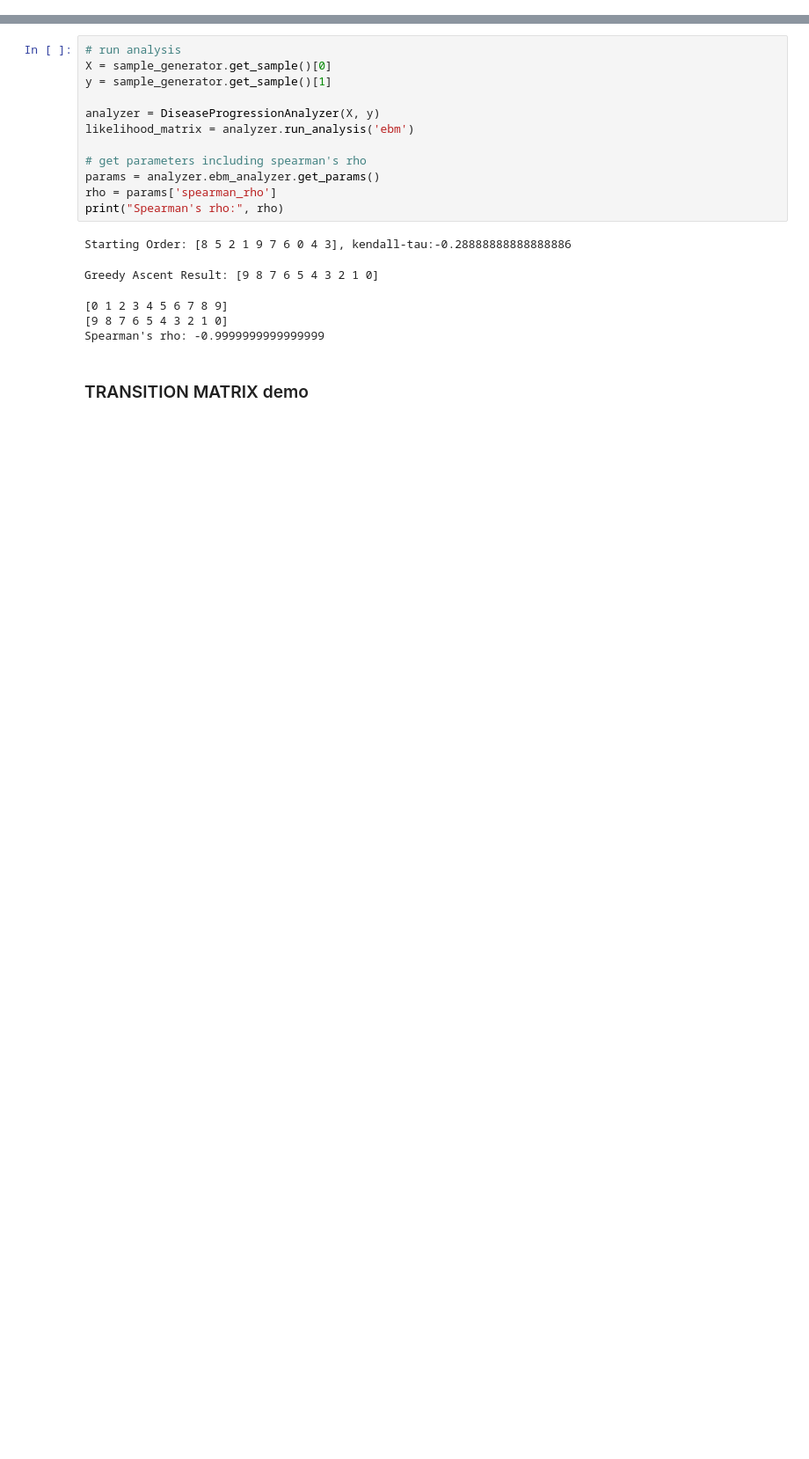
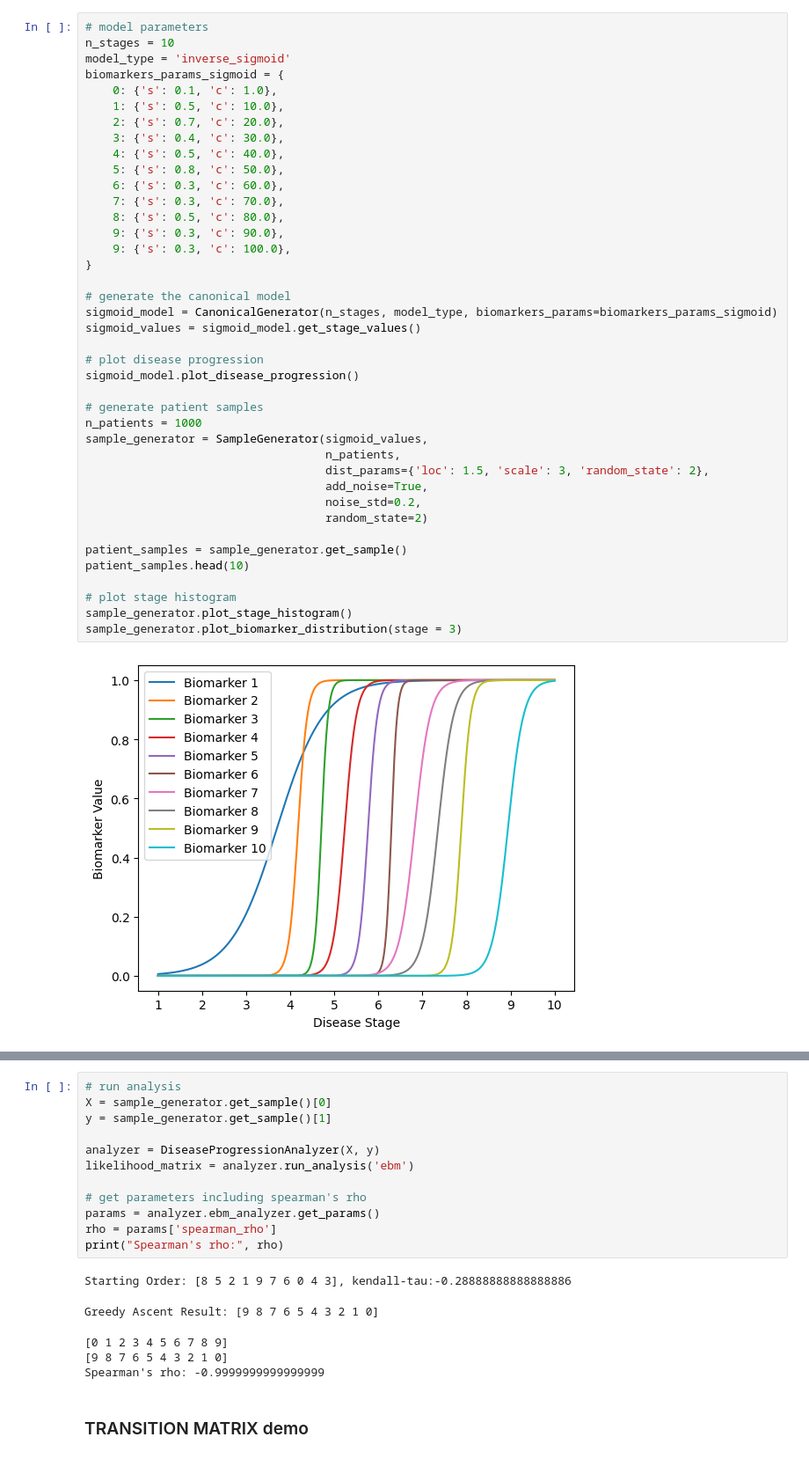
Before and after one commit to LAMCIG/Progression_models_simulations, a Jupyter notebook: notebooks/8-progression_model_simulator.ipynb, the cells around one changed output, grey strips where cells are left out. Shown at 88% size. Saved outputs shown, nothing was run; the diff lists cells and outputs as text; blank space fills up the shorter version.

Commit message:
sample_generator panda integration

```diff
--- a/notebooks/8-progression_model_simulator.ipynb
+++ b/notebooks/8-progression_model_simulator.ipynb
@@ -21,0 +22,42 @@ from simulation_class.EBMAnalyzer import EBMAnalyzer
+# %%
+# model parameters
+n_stages = 10
+model_type = 'inverse_sigmoid'
+biomarkers_params_sigmoid = {
+    0: {'s': 0.1, 'c': 1.0},
+    1: {'s': 0.5, 'c': 10.0},
+    2: {'s': 0.7, 'c': 20.0},
+    3: {'s': 0.4, 'c': 30.0},
+    4: {'s': 0.5, 'c': 40.0},
+    5: {'s': 0.8, 'c': 50.0},
+    6: {'s': 0.3, 'c': 60.0},
+    7: {'s': 0.3, 'c': 70.0},
+    8: {'s': 0.5, 'c': 80.0},
+    9: {'s': 0.3, 'c': 90.0},
+    9: {'s': 0.3, 'c': 100.0},
+}
+
+# generate the canonical model
+sigmoid_model = CanonicalGenerator(n_stages, model_type, biomarkers_params=biomarkers_params_sigmoid)
+sigmoid_values = sigmoid_model.get_stage_values()
+
+# plot disease progression
+sigmoid_model.plot_disease_progression()
+
+# generate patient samples
+n_patients = 1000
+sample_generator = SampleGenerator(sigmoid_values,
+                                   n_patients,
+                                   dist_params={'loc': 1.5, 'scale': 3, 'random_state': 2},
+                                   add_noise=True,
+                                   noise_std=0.2,
+                                   random_state=2)
+
+patient_samples = sample_generator.get_sample()
+patient_samples.head(10)
+
+# plot stage histogram
+sample_generator.plot_stage_histogram()
+sample_generator.plot_biomarker_distribution(stage = 3)
+# %% [output]
+[figure, added]
```
Also changed, not shown: parts of 11 cells of this notebook, 8 other files.
